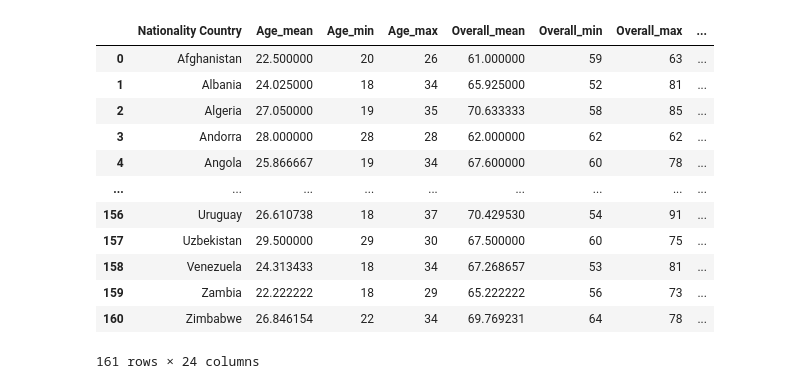
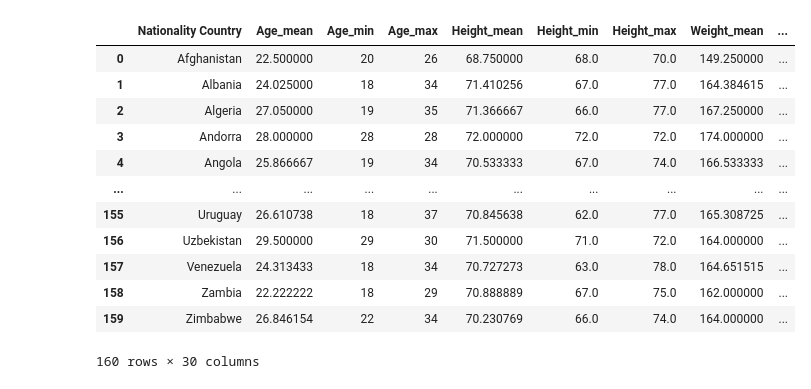
Before and after one commit to streamlit-badge-bot/a3-james-vivian-a3, a Jupyter notebook: vivian_exploration.ipynb, the cells around one changed output. Drawn from its saved outputs; the diff is of its cells as text; code cells hidden in the pictures.

```diff
--- a/vivian_exploration.ipynb
+++ b/vivian_exploration.ipynb
@@ -57,7 +86,6 @@ fifa['Nationality Country'] = fifa['Nationality Country'].replace('Ivory Coast',
 # %%
-# Nationalities that we don't have country gps data for
-nationalities = fifa['Nationality Country'].unique()
-countries = gps['Nationality Country'].unique()
-x = set(nationalities)-set(countries)
-x
+# Count of nationalities that we don't have country gps data for
+diff = set(fifa['Nationality Country']) - set(countries['name'])
+print(len(diff))
+print(diff)
 # %% [output]
@@ -78,0 +94,3 @@ gps_avg = gps_avg.append({'Nationality Country': 'Palestine', 'Lat': 31.9522, 'L
+# %%
+# Manually lookup geographic information for Curaçao and append to countries df
+countries = countries.append({'country': 'CW', 'latitude': 12.1696, 'longitude': -68.9900, 'name': 'Curaçao'}, ignore_index=True)
@@ -79,3 +105,5 @@ gps_avg = gps_avg.append({'Nationality Country': 'Palestine', 'Lat': 31.9522, 'L
+# %%
+# Rename country df columns
+countries = countries.rename(columns={'country': 'Country Abrv', 'latitude': 'Latitude', 'longitude': 'Longitude', 'name': 'Country Name'})
 # %%
-# Merge fifa and gps dfs
-fifa_and_gps = fifa.merge(gps_avg, how='left', left_on='Nationality Country', right_on='Nationality Country')
+fifa_with_gps = fifa.merge(countries, how='left', left_on='Nationality Country', right_on='Country Name')
@@ -97,28 +112,30 @@ fifa_and_gps['Release Clause'] = fifa_and_gps['Release Clause'].apply(convert_am
 # %%
-# Get average age, overall rating, and potential rating for each country of player origin
-country_avg = fifa_and_gps.groupby('Nationality Country').agg({'Age': ['mean', 'min', 'max'],
-                                                               'Overall': ['mean', 'min', 'max'],
-                                                               'Potential': ['mean', 'min', 'max'],
-                                                               'International Reputation': ['mean', 'min', 'max'],
-                                                               'Wage': ['mean', 'min', 'max'],
-                                                               'Value': ['mean', 'min', 'max'],
-                                                               'Release Clause': ['mean', 'min', 'max'],
-                                                               'Lat': ['mean'],
-                                                               'Lng': ['mean']
-                                                              }).reset_index()
-country_avg.columns = ['_'.join(x) if x[0] not in ['Nationality Country', 'Lat', 'Lng'] else x[0] for x in country_avg.columns.ravel()]
-country_avg
+fifa_country_avgs = fifa_with_gps.groupby('Nationality Country').agg({
+    'Age': ['mean', 'min', 'max'],
+    'Height': ['mean', 'min', 'max'],
+    'Weight': ['mean', 'min', 'max'],
+    'Overall': ['mean', 'min', 'max'],
+    'Potential': ['mean', 'min', 'max'],
+    'International Reputation': ['mean', 'min', 'max'],
+    'Wage': ['mean', 'min', 'max'],
+    'Value': ['mean', 'min', 'max'],
+    'Release Clause': ['mean', 'min', 'max'],
+    'Latitude': ['mean'],
+    'Longitude': ['mean']
+}).reset_index()
+fifa_country_avgs.columns = ['_'.join(x) if x[0] not in ['Nationality Country', 'Latitude', 'Longitude'] else x[0] for x in fifa_country_avgs.columns.ravel()]
+fifa_country_avgs
 # %% [output]
-|  | Nationality Country | Age_mean | Age_min | Age_max | Overall_mean | Overall_min | Overall_max | ... |
-| 0 | Afghanistan | 22.500000 | 20 | 26 | 61.000000 | 59 | 63 | ... |
-| 1 | Albania | 24.025000 | 18 | 34 | 65.925000 | 52 | 81 | ... |
-| 2 | Algeria | 27.050000 | 19 | 35 | 70.633333 | 58 | 85 | ... |
-| 3 | Andorra | 28.000000 | 28 | 28 | 62.000000 | 62 | 62 | ... |
-| 4 | Angola | 25.866667 | 19 | 34 | 67.600000 | 60 | 78 | ... |
-| ... | ... | ... | ... | ... | ... | ... | ... | ... |
-| 156 | Uruguay | 26.610738 | 18 | 37 | 70.429530 | 54 | 91 | ... |
-| 157 | Uzbekistan | 29.500000 | 29 | 30 | 67.500000 | 60 | 75 | ... |
-| 158 | Venezuela | 24.313433 | 18 | 34 | 67.268657 | 53 | 81 | ... |
-| 159 | Zambia | 22.222222 | 18 | 29 | 65.222222 | 56 | 73 | ... |
-| 160 | Zimbabwe | 26.846154 | 22 | 34 | 69.769231 | 64 | 78 | ... |
+|  | Nationality Country | Age_mean | Age_min | Age_max | Height_mean | Height_min | Height_max | Weight_mean | ... |
+| 0 | Afghanistan | 22.500000 | 20 | 26 | 68.750000 | 68.0 | 70.0 | 149.250000 | ... |
+| 1 | Albania | 24.025000 | 18 | 34 | 71.410256 | 67.0 | 77.0 | 164.384615 | ... |
+| 2 | Algeria | 27.050000 | 19 | 35 | 71.366667 | 66.0 | 77.0 | 167.250000 | ... |
+| 3 | Andorra | 28.000000 | 28 | 28 | 72.000000 | 72.0 | 72.0 | 174.000000 | ... |
+| 4 | Angola | 25.866667 | 19 | 34 | 70.533333 | 67.0 | 74.0 | 166.533333 | ... |
+| ... | ... | ... | ... | ... | ... | ... | ... | ... | ... |
+| 155 | Uruguay | 26.610738 | 18 | 37 | 70.845638 | 62.0 | 77.0 | 165.308725 | ... |
+| 156 | Uzbekistan | 29.500000 | 29 | 30 | 71.500000 | 71.0 | 72.0 | 164.000000 | ... |
+| 157 | Venezuela | 24.313433 | 18 | 34 | 70.727273 | 63.0 | 78.0 | 164.651515 | ... |
+| 158 | Zambia | 22.222222 | 18 | 29 | 70.888889 | 67.0 | 75.0 | 162.000000 | ... |
+| 159 | Zimbabwe | 26.846154 | 22 | 34 | 70.230769 | 66.0 | 74.0 | 164.000000 | ... |
-161 rows × 24 columns
+160 rows × 30 columns
```
Also changed, not shown: parts of 20 cells of this notebook, 3 other files.
